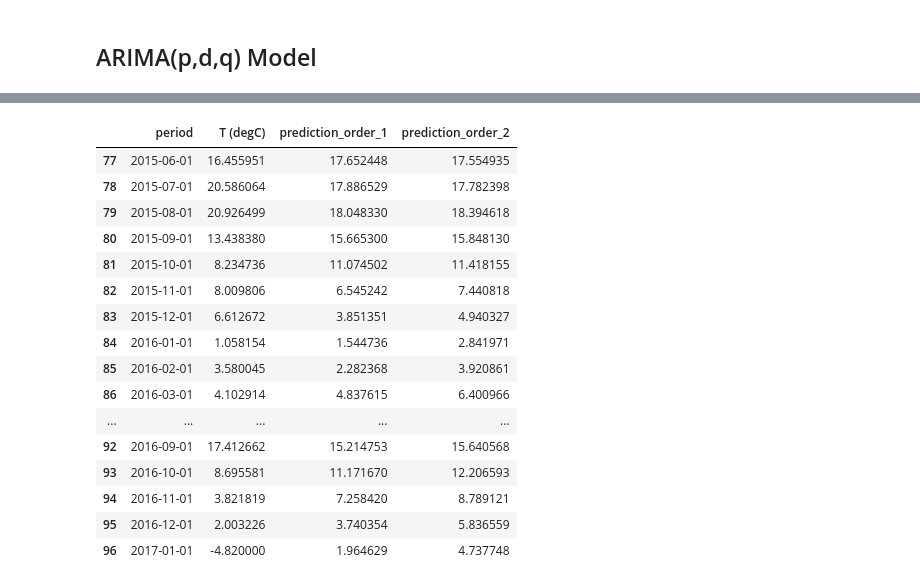
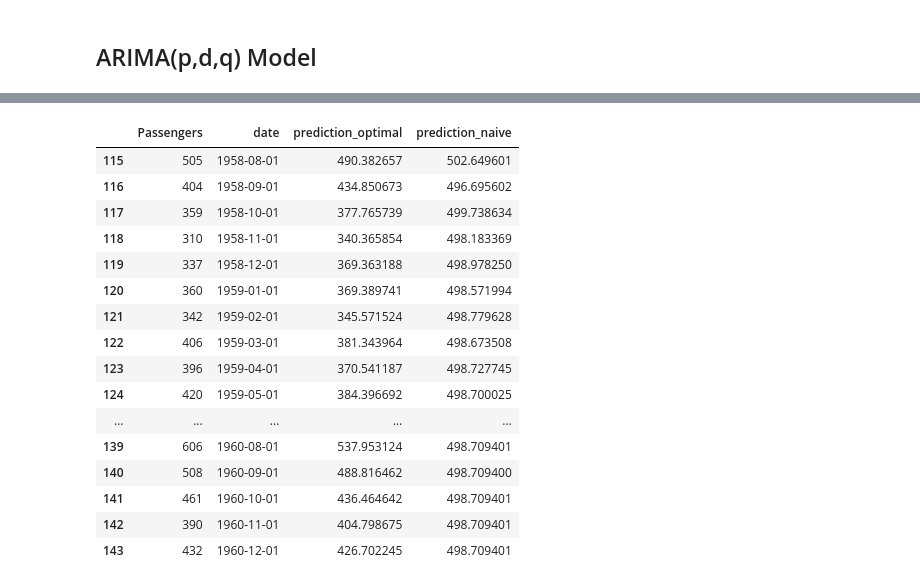
Before and after one commit to Bruno-Moreno/ML---Study, a Jupyter notebook: notebooks/ML/arima_model.ipynb, the cells around one changed output, grey strips where cells are left out. Saved outputs shown, nothing was run; the diff lists cells and outputs as text; code cells hidden in the pictures.

```diff
--- a/notebooks/ML/arima_model.ipynb
+++ b/notebooks/ML/arima_model.ipynb
@@ -155,9 +128,0 @@ High **p_value** the data isn't stationary so we apply differentiation.
-# %%
-train[f'{variable}_diff_1'] = data[variable].diff()
-plt.figure(figsize=(12,3))
-plt.plot(train[date_variable], train[f'{variable}_diff_1'] , label = f'Diff 1')
-plt.title(f"{variable}")
-plt.xlabel("Time")
-plt.ylabel("Value")
-plt.legend()
-plt.show()
@@ -183,2 +142,13 @@ model_2_fit = model_2.fit()
+# %%
+# Arima Naive
+p = 13
+d = 1
+q = 12
+
+model_naive = ARIMA(train[f"{ts_variable}"], order=(1,1,1))
+model_optimal = ARIMA(train[f"{ts_variable}"], order=(p,d,q))
+
+model_naive_fit = model_naive.fit()
+model_optimal_fit = model_optimal.fit()
 # %%
 # Summary of fit Model
@@ -226,26 +196,26 @@ max     6.066734
 # %%
-train["prediction_order_1"] = model_1_fit.predict(start=0, end=len(train))
-train["prediction_order_2"] = model_2_fit.predict(start=0, end=len(train))
+train["prediction_optimal"] = model_optimal_fit.predict(start=0, end=len(train))
+train["prediction_naive"] = model_naive_fit.predict(start=0, end=len(train))
 
-test["prediction_order_1"] = model_1_fit.forecast(steps = len(test))
-test["prediction_order_2"] = model_2_fit.forecast(steps = len(test))
+test["prediction_optimal"] = model_optimal_fit.forecast(steps = len(test))
+test["prediction_naive"] = model_naive_fit.forecast(steps = len(test))
 test
 # %% [output]
-|  | period | T (degC) | prediction_order_1 | prediction_order_2 |
-| 77 | 2015-06-01 | 16.455951 | 17.652448 | 17.554935 |
-| 78 | 2015-07-01 | 20.586064 | 17.886529 | 17.782398 |
-| 79 | 2015-08-01 | 20.926499 | 18.048330 | 18.394618 |
-| 80 | 2015-09-01 | 13.438380 | 15.665300 | 15.848130 |
-| 81 | 2015-10-01 | 8.234736 | 11.074502 | 11.418155 |
-| 82 | 2015-11-01 | 8.009806 | 6.545242 | 7.440818 |
-| 83 | 2015-12-01 | 6.612672 | 3.851351 | 4.940327 |
-| 84 | 2016-01-01 | 1.058154 | 1.544736 | 2.841971 |
-| 85 | 2016-02-01 | 3.580045 | 2.282368 | 3.920861 |
-| 86 | 2016-03-01 | 4.102914 | 4.837615 | 6.400966 |
+|  | Passengers | date | prediction_optimal | prediction_naive |
+| 115 | 505 | 1958-08-01 | 490.382657 | 502.649601 |
+| 116 | 404 | 1958-09-01 | 434.850673 | 496.695602 |
+| 117 | 359 | 1958-10-01 | 377.765739 | 499.738634 |
+| 118 | 310 | 1958-11-01 | 340.365854 | 498.183369 |
+| 119 | 337 | 1958-12-01 | 369.363188 | 498.978250 |
+| 120 | 360 | 1959-01-01 | 369.389741 | 498.571994 |
+| 121 | 342 | 1959-02-01 | 345.571524 | 498.779628 |
+| 122 | 406 | 1959-03-01 | 381.343964 | 498.673508 |
+| 123 | 396 | 1959-04-01 | 370.541187 | 498.727745 |
+| 124 | 420 | 1959-05-01 | 384.396692 | 498.700025 |
 | ... | ... | ... | ... | ... |
-| 92 | 2016-09-01 | 17.412662 | 15.214753 | 15.640568 |
-| 93 | 2016-10-01 | 8.695581 | 11.171670 | 12.206593 |
-| 94 | 2016-11-01 | 3.821819 | 7.258420 | 8.789121 |
-| 95 | 2016-12-01 | 2.003226 | 3.740354 | 5.836559 |
-| 96 | 2017-01-01 | -4.820000 | 1.964629 | 4.737748 |
+| 139 | 606 | 1960-08-01 | 537.953124 | 498.709401 |
+| 140 | 508 | 1960-09-01 | 488.816462 | 498.709400 |
+| 141 | 461 | 1960-10-01 | 436.464642 | 498.709401 |
+| 142 | 390 | 1960-11-01 | 404.798675 | 498.709401 |
+| 143 | 432 | 1960-12-01 | 426.702245 | 498.709401 |
 # %%
```
Also changed, not shown: parts of 22 cells of this notebook, 4 other files.
